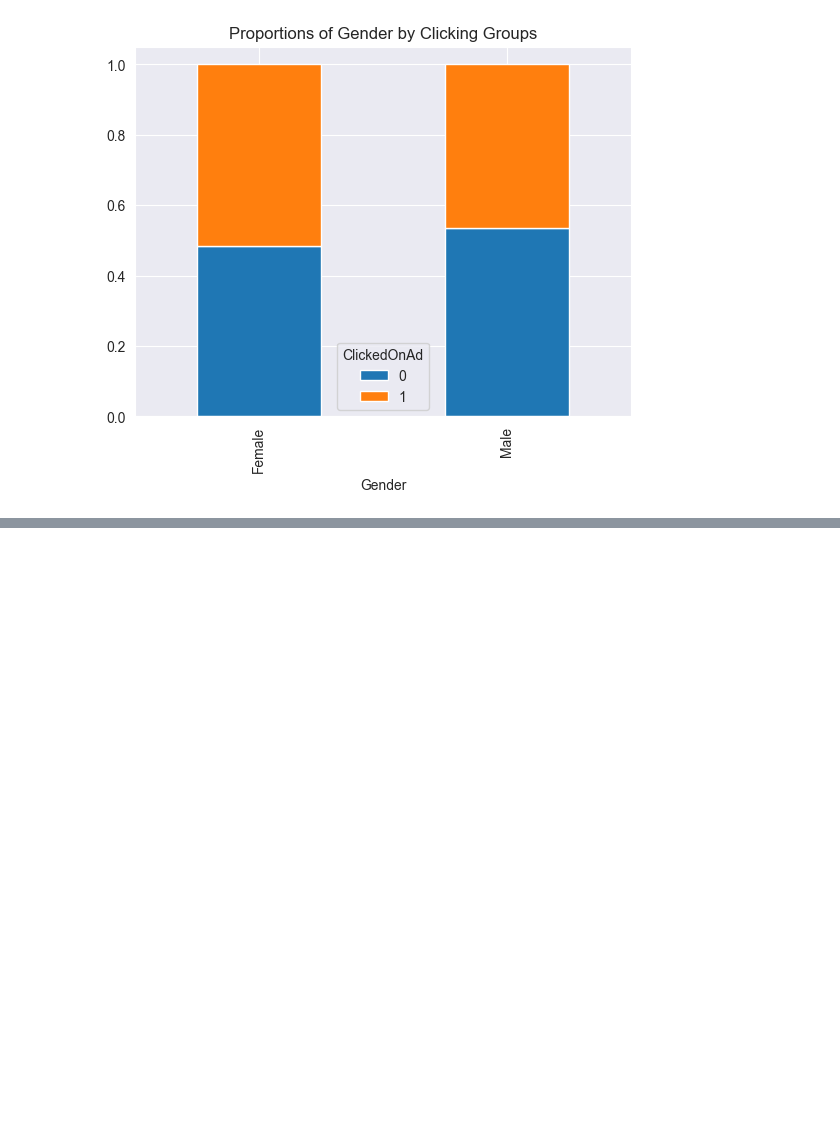
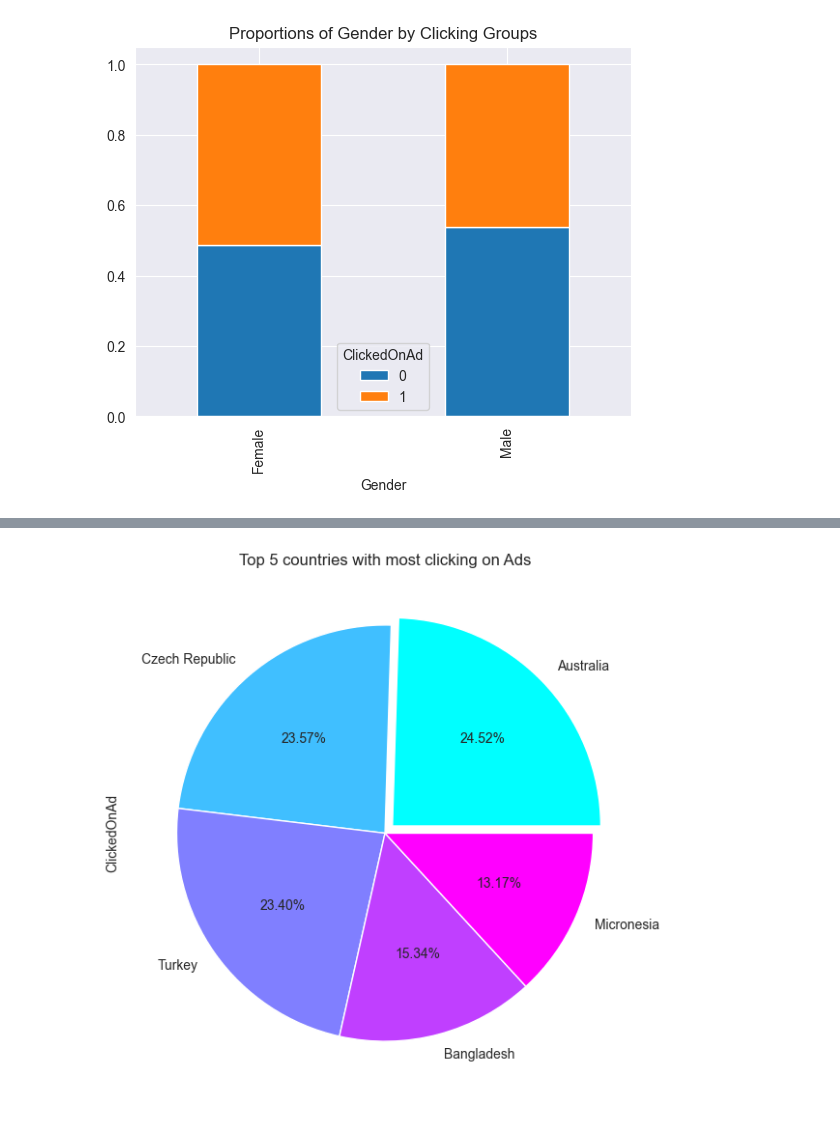
Before and after one commit to pooyanosk1382/ML, a Jupyter notebook: Assignment4/Advertising/Click.ipynb, the cells around one changed output, grey strips where cells are left out. Cells and saved outputs as stored; diff of their text form; code cells hidden in the pictures; blank space fills up the shorter version.

```diff
--- a/Assignment4/Advertising/Click.ipynb
+++ b/Assignment4/Advertising/Click.ipynb
@@ -330,0 +396,8 @@ Text(0.5, 1.0, 'Correlation Matrix')
+# %%
+explode = (0.05, 0, 0, 0, 0)
+data.groupby(['Country'])['ClickedOnAd'].sum().sort_values(ascending=False).iloc[:5].plot(kind='pie', y='ClickedOnAd', figsize=(15, 7), colormap='cool', autopct='%.2f%%', explode=explode)
+plt.title('Top 5 countries with most clicking on Ads')
+plt.gcf().set_facecolor('white')
+plt.show()
+# %% [output]
+[figure, added]
```
Also changed, not shown: parts of 96 cells of this notebook, 8 other files.
